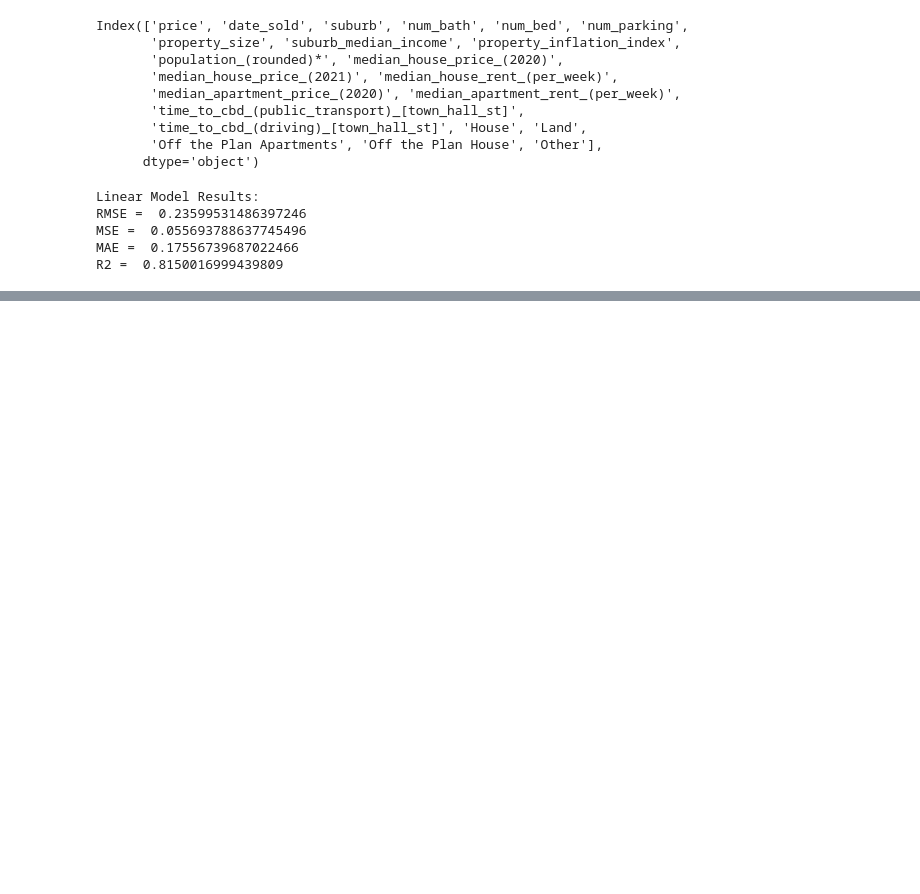
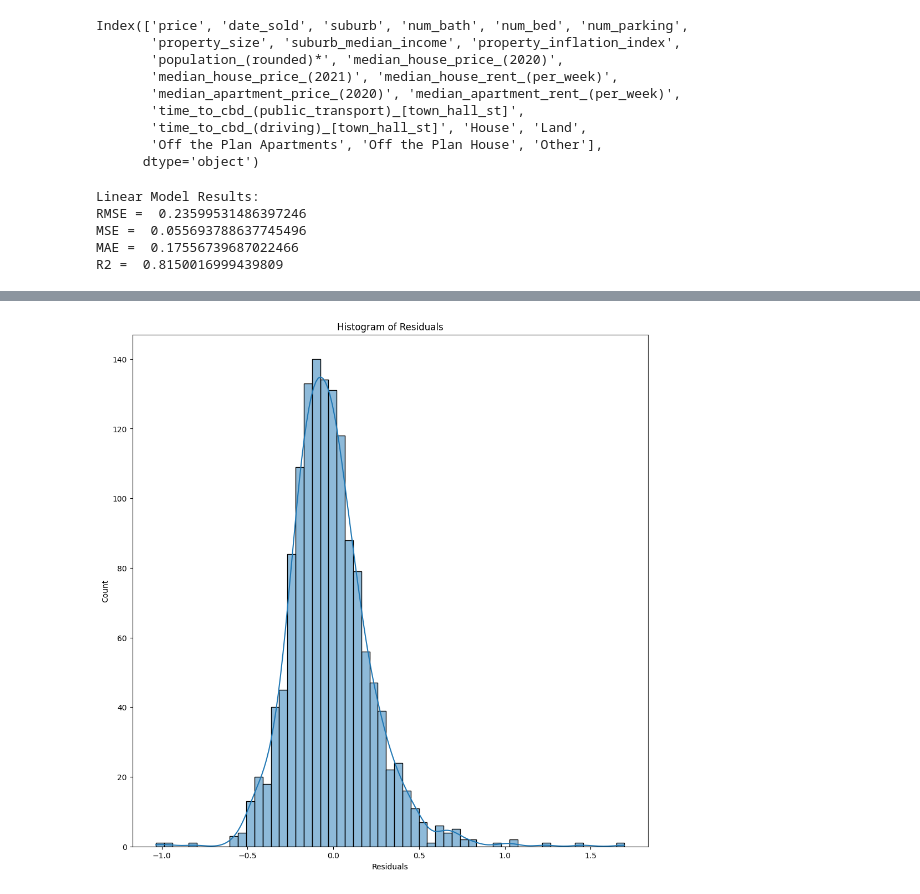
Before and after one commit to atharvakatkar/House_Pricing_Predictions, a Jupyter notebook: house_price_predictions.ipynb, the cells around one changed output, grey strips where cells are left out. Cells and saved outputs as stored; diff of their text form; code cells hidden in the pictures; blank space fills up the shorter version.

```diff
--- a/house_price_predictions.ipynb
+++ b/house_price_predictions.ipynb
@@ -755,0 +779,9 @@ R2 =  0.8150016999439809
+# %%
+# HISTOGRAM OF RESIDUAL
+plt.figure(figsize=(12,12))
+sns.histplot(lr_residuals, kde = True)
+plt.xlabel("Residuals")
+plt.title("Histogram of Residuals")
+plt.show()
+# %% [output]
+[figure, added]
```
Also changed, not shown: parts of 8 cells of this notebook.
